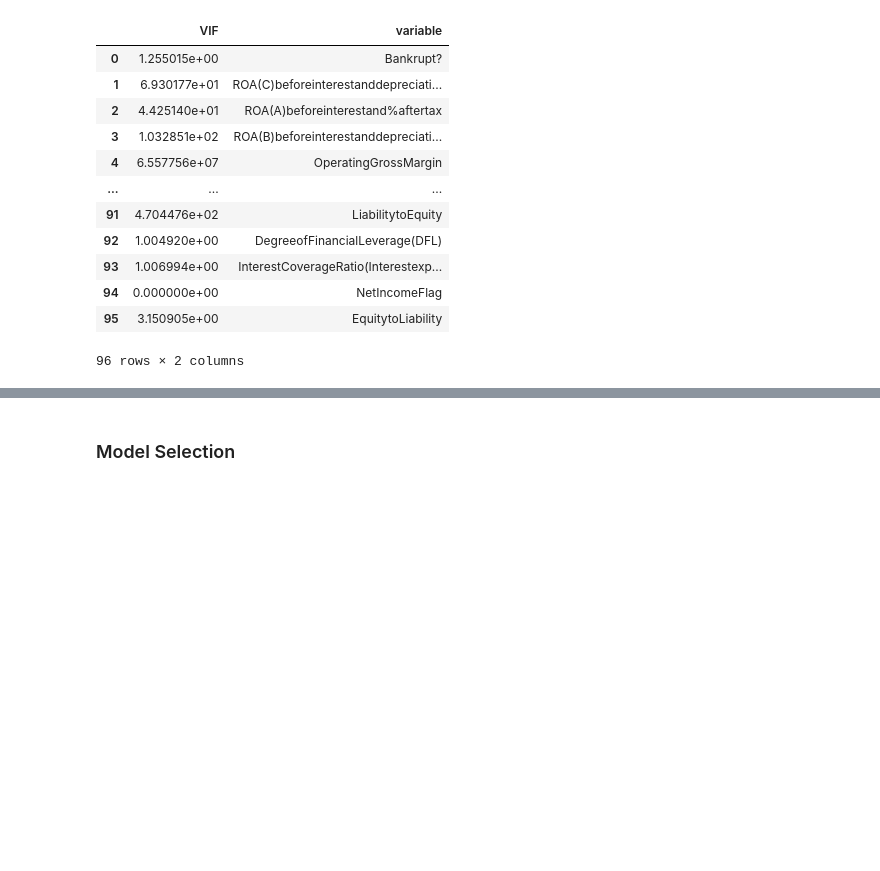
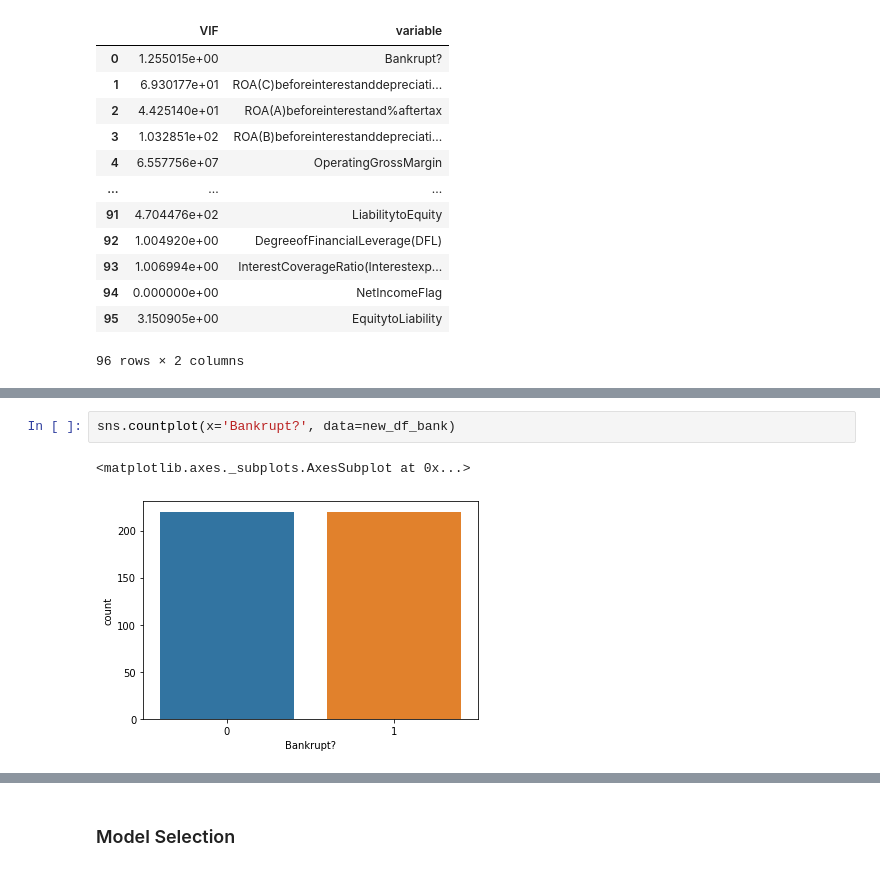
Before and after one commit to erinmcmahon26/Company-Bankruptcy-Prediction, a Jupyter notebook: Company_Bankruptcy.ipynb, the cells around one changed output, grey strips where cells are left out. Drawn from its saved outputs; the diff is of its cells as text; blank space fills up the shorter version.

```diff
--- a/Company_Bankruptcy.ipynb
+++ b/Company_Bankruptcy.ipynb
@@ -164,0 +162,5 @@ df_train = train_set.copy()
+# %%
+sns.countplot(x='Bankrupt?', data=new_df_bank)
+# %% [output]
+<matplotlib.axes._subplots.AxesSubplot at 0x...>
+[figure, added]
```
Also changed, not shown: parts of 45 cells of this notebook.
